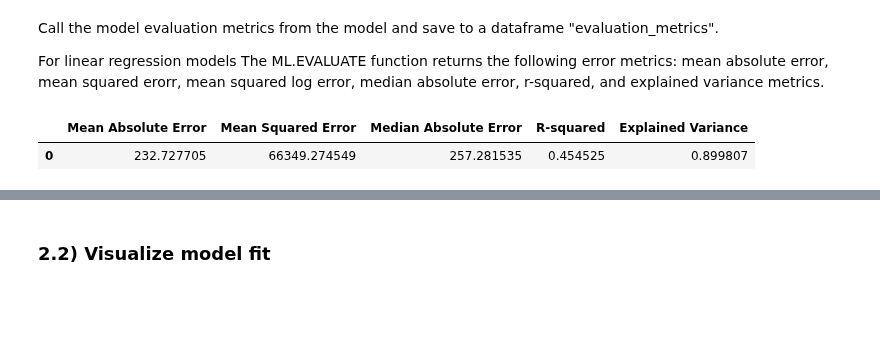
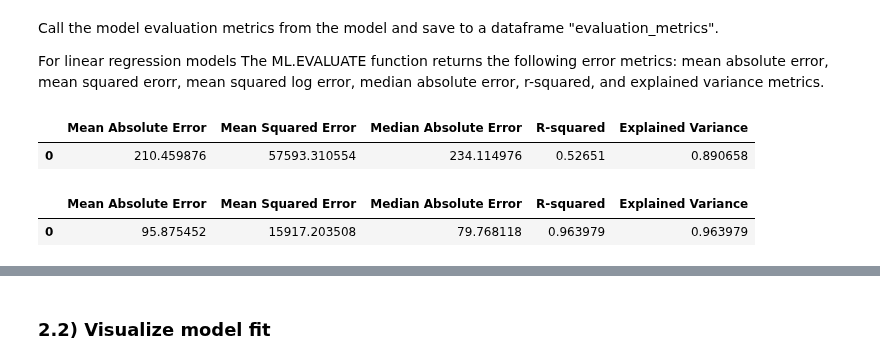
Before and after one commit to zzWIInTer/zz_onstar_rba, a Jupyter notebook: Standard Regression (BQML).ipynb, the cells around one changed output, grey strips where cells are left out. Drawn from its saved outputs; the diff is of its cells as text; code cells hidden in the pictures; blank space fills up the shorter version.

```diff
--- a/Standard Regression (BQML).ipynb
+++ b/Standard Regression (BQML).ipynb
@@ -106,8 +106,9 @@ Pulls all of the data from the cleaned data table and stores into a dataframe "d
 # %%
 #update file name
 file_name = 'https://raw.githubusercontent.com/zzWIInTer/zz_onstar_rba/master/final_cleaned_data.csv'
-df = pd.read_csv(file_name)
-df.fillna(0, inplace=True)
+df_raw = pd.read_csv(file_name)
+df_raw.fillna(0, inplace=True)
+df=df_raw.drop(columns=['DIV_WYG_PPl21_0p0_0d0_12'],axis=1).copy()
 df.head()
 # %% [output]
 |  | Date | A_OC_GOOGLE_SHOPPING | C_DIV_BUY_CONNECTEDl21_0p0_0d0_12 | C_DIV_BUY_ESSENTIALSl21_0p0_0d0_12 | C_DIV_BUY_PREMIUMl21_0p0_0d0_12 | ... |
@@ -201,9 +221,7 @@ X_test = test_df.drop([kpi_col, date_col], axis=1)
 y_test = test_df[kpi_col]
 
 # Create and fit the model
-model = LinearRegression()
-model.fit(X_train, y_train)
-
-# Now you can use model.predict(X_test) to make predictions
+model_train = LinearRegression()
+model_train.fit(X_train, y_train)
 # %% [output]
 LinearRegression()
@@ -225,25 +256,49 @@ For linear regression models The ML.EVALUATE function returns the following erro
 # evaluation_metrics
 # %%
 # Predict using the model
-y_pred = model.predict(X_test)
+y_test_pred = model_train.predict(X_test)
 
 # Calculate evaluation metrics
-mse = mean_squared_error(y_test, y_pred)
-mae = mean_absolute_error(y_test, y_pred)
-median_ae = median_absolute_error(y_test, y_pred)
-r2 = r2_score(y_test, y_pred)
-explained_variance = explained_variance_score(y_test, y_pred)
+mse = mean_squared_error(y_test, y_test_pred)
+mae = mean_absolute_error(y_test, y_test_pred)
+median_ae = median_absolute_error(y_test, y_test_pred)
+r2 = r2_score(y_test, y_test_pred)
+explained_variance = explained_variance_score(y_test, y_test_pred)
 
 # Save to a DataFrame
 evaluation_metrics = pd.DataFrame({
     'Mean Absolute Error': [mae],
     'Mean Squared Error': [mse],
     'Median Absolute Error': [median_ae],
     'R-squared': [r2],
     'Explained Variance': [explained_variance]
 })
 
 evaluation_metrics
 # %% [output]
 |  | Mean Absolute Error | Mean Squared Error | Median Absolute Error | R-squared | Explained Variance |
-| 0 | 232.727705 | 66349.274549 | 257.281535 | 0.454525 | 0.899807 |
+| 0 | 210.459876 | 57593.310554 | 234.114976 | 0.52651 | 0.890658 |
+# %%
+# Predict using the model
+y_pred = model_all.predict(X_all)
+
+# Calculate evaluation metrics
+mse = mean_squared_error(y_all, y_pred)
+mae = mean_absolute_error(y_all, y_pred)
+median_ae = median_absolute_error(y_all, y_pred)
+r2 = r2_score(y_all, y_pred)
+explained_variance = explained_variance_score(y_all, y_pred)
+
+# Save to a DataFrame
+evaluation_metrics = pd.DataFrame({
+    'Mean Absolute Error': [mae],
+    'Mean Squared Error': [mse],
+    'Median Absolute Error': [median_ae],
+    'R-squared': [r2],
+    'Explained Variance': [explained_variance]
+})
+
+evaluation_metrics
+# %% [output]
+|  | Mean Absolute Error | Mean Squared Error | Median Absolute Error | R-squared | Explained Variance |
+| 0 | 95.875452 | 15917.203508 | 79.768118 | 0.963979 | 0.963979 |
```
Also changed, not shown: parts of 21 cells of this notebook.
